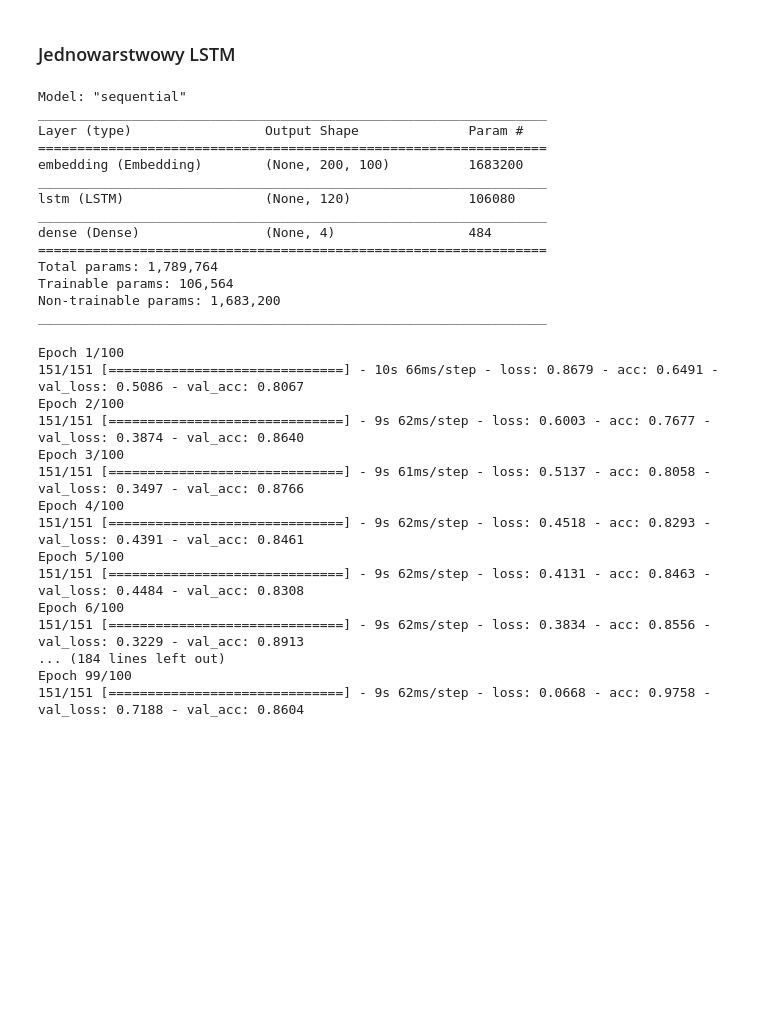
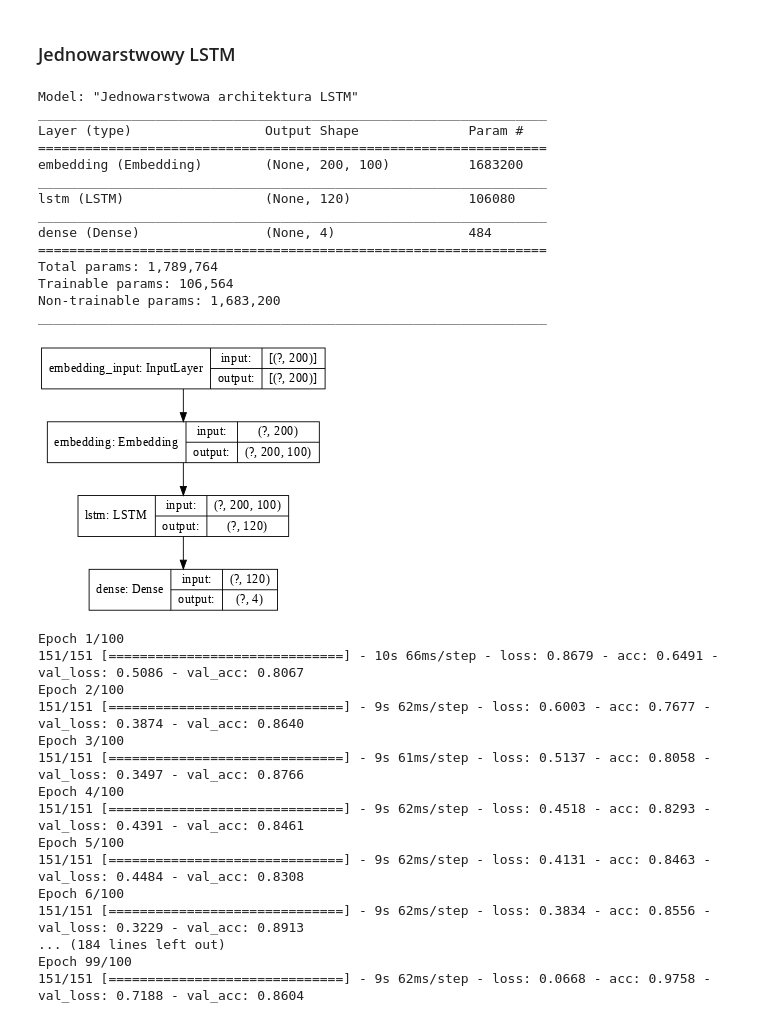
Before and after one commit to INFJakZda/Emotion-Recognition, a Jupyter notebook: reports/Emotion_Recognition.ipynb, the cells around one changed output. Saved outputs shown, nothing was run; the diff lists cells and outputs as text; code cells hidden in the pictures; blank space fills up the shorter version.

```diff
--- a/reports/Emotion_Recognition.ipynb
+++ b/reports/Emotion_Recognition.ipynb
@@ -59,7 +74,7 @@ def getOneLayerLSTM(embeddingMatrix):
                                weights=[embeddingMatrix],
                                input_length=MAX_SEQUENCE_LENGTH,
                                trainable=False)
-    model = Sequential()
+    model = Sequential(name="Jednowarstwowa architektura LSTM")
     model.add(embeddingLayer)
     model.add(LSTM(LSTM_DIM, dropout=DROPOUT))
     model.add(Dense(NUM_CLASSES, activation='sigmoid'))
@@ -291,7 +345,7 @@ model = getOneLayerLSTM(embeddingMatrix)
 
 model.summary()
 # %% [output]
-Model: "sequential"
+Model: "Jednowarstwowa architektura LSTM"
 _________________________________________________________________
 Layer (type)                 Output Shape              Param #
 =================================================================
@@ -305,6 +359,10 @@ Total params: 1,789,764
 Trainable params: 106,564
 Non-trainable params: 1,683,200
 _________________________________________________________________
+# %%
+tf.keras.utils.plot_model(model, show_shapes=True, dpi=64)
+# %% [output]
+[figure, added]
 # %%
 history = model.fit(dataTrain, trainLabels, validation_data=(dataDev, devLabels), epochs=NUM_EPOCHS, batch_size=BATCH_SIZE)
 model.save(mainPath + 'EP%d_LR%de-5_LDim%d_BS%d.h5' % (NUM_EPOCHS, int(LEARNING_RATE * (10 ** 5)), LSTM_DIM, BATCH_SIZE))
```
Also changed, not shown: parts of 44 cells of this notebook.
